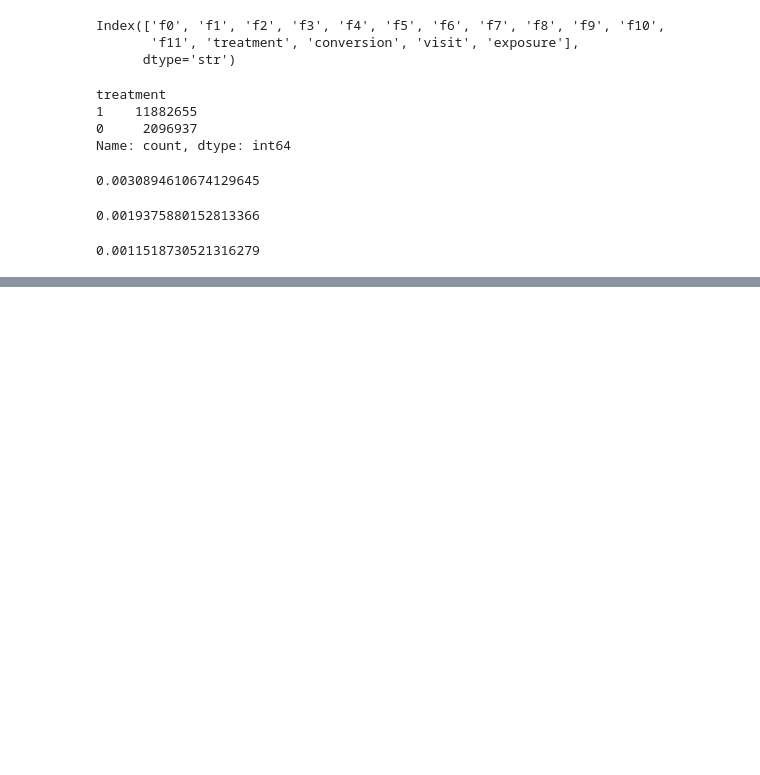
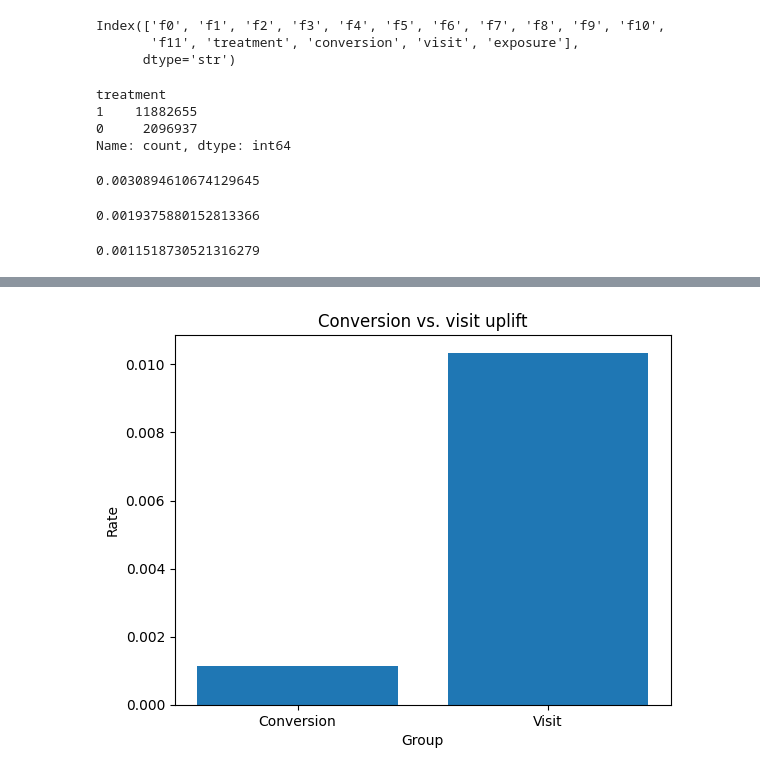
Before and after one commit to ihameed11/criteo-uplift, a Jupyter notebook: notebooks/01_EDA.ipynb, the cells around one changed output, grey strips where cells are left out. Cells and saved outputs as stored; diff of their text form; code cells hidden in the pictures; blank space fills up the shorter version.

```diff
--- a/notebooks/01_EDA.ipynb
+++ b/notebooks/01_EDA.ipynb
@@ -43,3 +43,8 @@ uplift= treated_rate - control_rate
 print(uplift)
 # %% [output]
 0.0011518730521316279
+# %%
+treated_visit_rate = df[df["treatment"] == 1]["visit"].mean()
+control_visit_rate = df[df["treatment"] == 0]["visit"].mean()
+uplift_visit = treated_visit_rate - control_visit_rate
+print(treated_visit_rate, control_visit_rate, uplift_visit)
@@ -45,0 +98,9 @@ print(uplift)
+# %%
+plt.title("Conversion vs. visit uplift")
+plt.xlabel("Group")
+plt.ylabel("Rate")
+plt.bar(["Conversion","Visit"],[uplift,uplift_visit])
+plt.savefig("../outputs/conversionVsvisit.png", dpi=150, bbox_inches="tight")
+plt.show()
+# %% [output]
+[figure, added]
```
Also changed, not shown: parts of 6 cells of this notebook, 4 other files.
